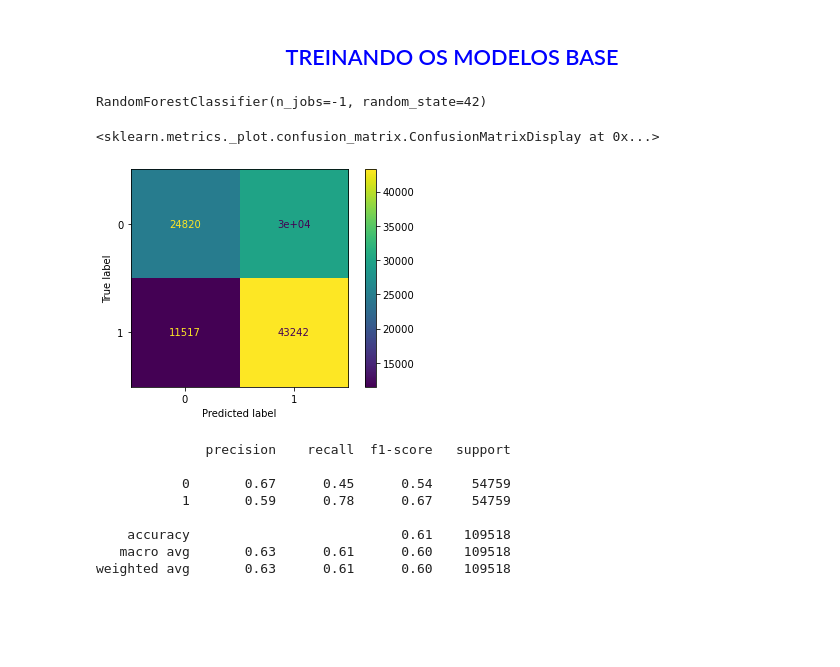
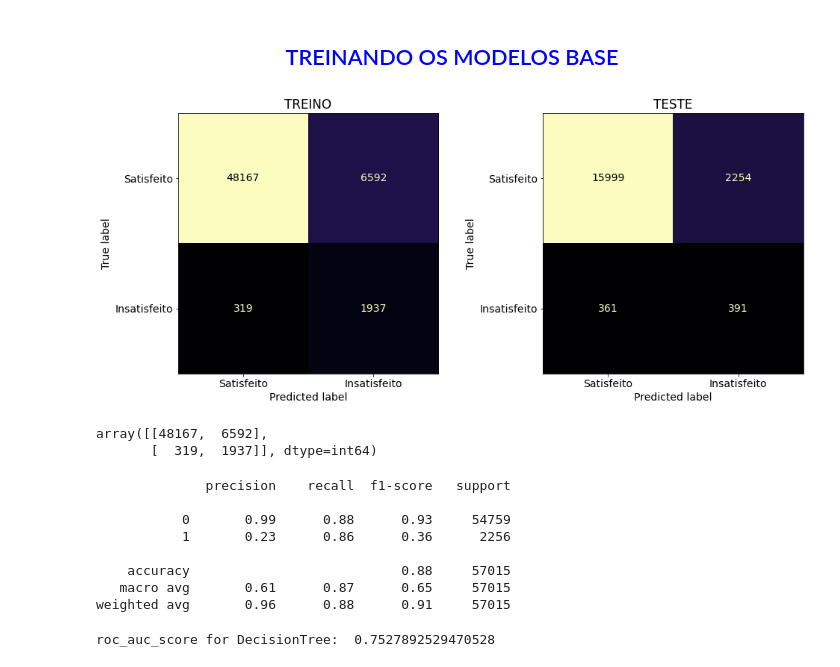
Before and after one commit to CaioBrainer/Projeto-Satisfacao-dos-Clientes-Santander, a Jupyter notebook: projeto_santander.ipynb, the cells around one changed output. Saved outputs shown, nothing was run; the diff lists cells and outputs as text; code cells hidden in the pictures; blank space fills up the shorter version.

```diff
--- a/projeto_santander.ipynb
+++ b/projeto_santander.ipynb
@@ -39,0 +34,26 @@ df = pd.read_csv("datasets/train.csv")
+# %%
+def plot_multiple_CM(modelo, X_treino, X_teste, y_treino, y_teste):
+
+    #realiza as previsões:
+    previsoes_treino = modelo.predict(X_treino)
+    previsoes_teste = modelo.predict(X_teste)
+
+    #calcula a matriz de confusão:
+    CM_treino = confusion_matrix(y_treino, previsoes_treino) #normalize='pred'
+    CM_teste = confusion_matrix(y_teste, previsoes_teste) #normalize='pred'
+
+    #projeta a figura:
+    fig, ax = plt.subplots(1,2, figsize=(15,10))
+    ax[0].set_title("TREINO")
+    ax[1].set_title("TESTE")
+
+    ConfusionMatrixDisplay(
+    confusion_matrix = CM_treino,
+    display_labels = ['Satisfeito', 'Insatisfeito']).plot(ax=ax[0], colorbar=False, cmap='magma')
+
+
+    ConfusionMatrixDisplay(
+    confusion_matrix = CM_teste,
+    display_labels = ['Satisfeito', 'Insatisfeito']).plot(ax=ax[1], colorbar=False, cmap='magma')
+
+    plt.subplots_adjust(wspace=0.40, hspace=0.1);
@@ -145,11 +189,11 @@ plt.show()
 # %% [markdown]
 Como demonstrado no gráfico acima, uma redução de dimensionalidade de 270 para 6 nos permite explicar 95% da variância do dataset. Tais medidas nos ajuda a poupar poder computacional e gerar modelos mais "enxutos".
 # %%
+#Variáveis preditores com dimensionalidade reduzida, explicando 99% da variãncia
 X_treino = pd.DataFrame(pca_treino_99)
+X_teste = pd.DataFrame(pca_teste_99)
 # %% [markdown]
 ## <center> <font color='blue'> TREINANDO OS MODELOS BASE
 # %%
-random_forest = RandomForestClassifier(n_estimators=100, n_jobs=-1, random_state=42)
-random_forest.fit(X_treino, np.ravel(y_treino_smt))
+random_forest = RandomForestClassifier(n_estimators=100, class_weight='balanced', n_jobs=-1, random_state=42)
+random_forest.fit(X_treino, np.ravel(y_treino));
-# %% [output]
-RandomForestClassifier(n_jobs=-1, random_state=42)
@@ -158,16 +200,21 @@ y_pred = cross_val_predict(random_forest, X_treino, np.ravel(y_treino_smt))
-# %%
-plot_confusion_matrix(random_forest, X_treino, y_treino_smt)
-# %% [output]
-<sklearn.metrics._plot.confusion_matrix.ConfusionMatrixDisplay at 0x...>
-[figure, removed]
-# %%
-print(classification_report(y_treino_smt, y_pred))
-# %% [output]
-              precision    recall  f1-score   support
-
-           0       0.67      0.45      0.54     54759
-           1       0.59      0.78      0.67     54759
-
-    accuracy                           0.61    109518
-   macro avg       0.63      0.61      0.60    109518
-weighted avg       0.63      0.61      0.60    109518
+# %%
+plot_multiple_CM(random_forest, X_treino, X_teste, y_treino, y_teste)
+# %% [output]
+[figure, added]
+# %%
+confusion_matrix(y_treino, y_pred)
+# %% [output]
+array([[48167,  6592],
+       [  319,  1937]], dtype=int64)
+# %%
+y_pred = random_forest.predict(X_treino)
+print(classification_report(y_treino, y_pred))
+# %% [output]
+              precision    recall  f1-score   support
+
+           0       0.99      0.88      0.93     54759
+           1       0.23      0.86      0.36      2256
+
+    accuracy                           0.88     57015
+   macro avg       0.61      0.87      0.65     57015
+weighted avg       0.96      0.88      0.91     57015
@@ -173,0 +225,6 @@ weighted avg       0.63      0.61      0.60    109518
+# %%
+y_score = random_forest.predict_proba(X_teste)[:,1]
+false_positive_rate1, true_positive_rate1, threshold1 = roc_curve(y_teste, y_score)
+print('roc_auc_score for DecisionTree: ', roc_auc_score(y_teste, y_score))
+# %% [output]
+roc_auc_score for DecisionTree:  0.7527892529470528
```
Also changed, not shown: parts of 20 cells of this notebook.
